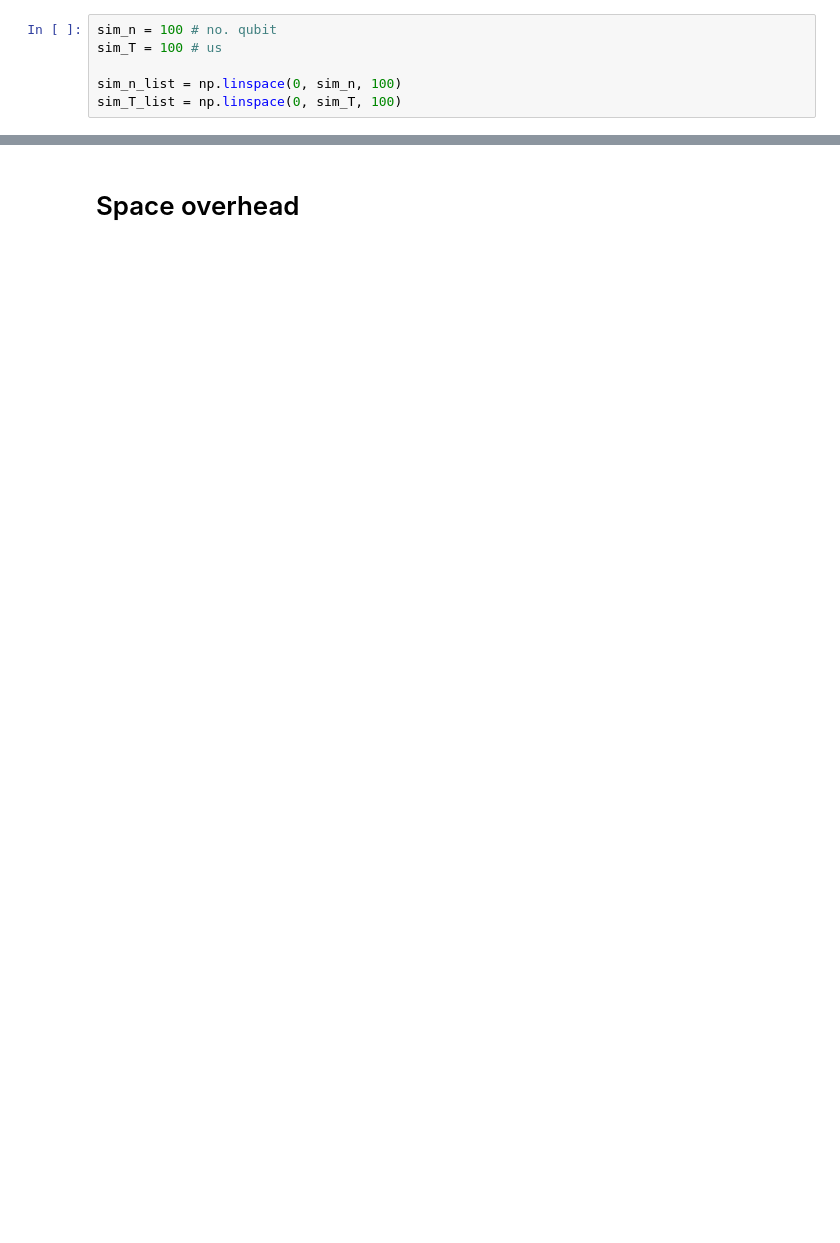
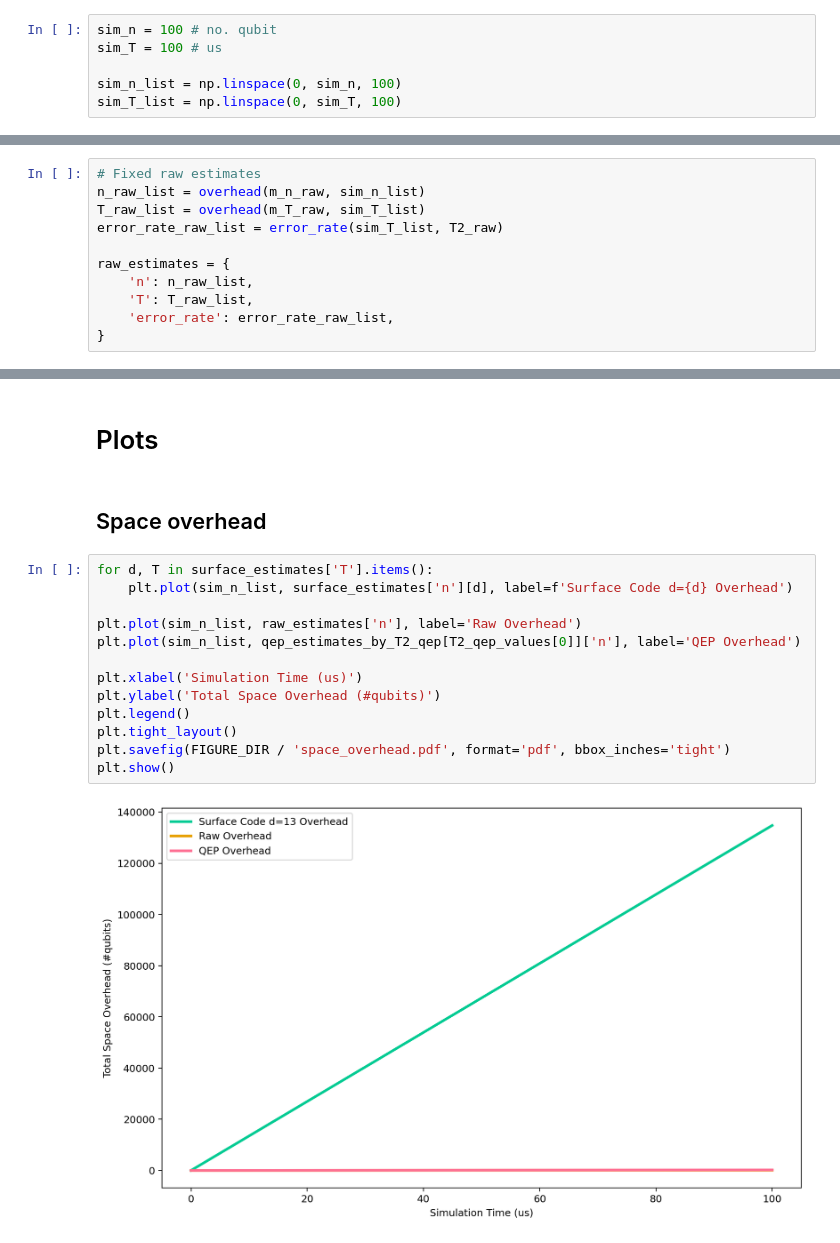
Before and after one commit to David-Pahl/analog-qec, a Jupyter notebook: notebook/04-final_plot.ipynb, the cells around one changed output, grey strips where cells are left out. Saved outputs shown, nothing was run; the diff lists cells and outputs as text; blank space fills up the shorter version.

```diff
--- a/notebook/04-final_plot.ipynb
+++ b/notebook/04-final_plot.ipynb
@@ -78,0 +102,11 @@ n_phys_list = overhead(m_n_phys, sim_n_list)
+# %%
+# Fixed raw estimates
+n_raw_list = overhead(m_n_raw, sim_n_list)
+T_raw_list = overhead(m_T_raw, sim_T_list)
+error_rate_raw_list = error_rate(sim_T_list, T2_raw)
+
+raw_estimates = {
+    'n': n_raw_list,
+    'T': T_raw_list,
+    'error_rate': error_rate_raw_list,
+}
@@ -79,2 +131,19 @@ n_phys_list = overhead(m_n_phys, sim_n_list)
+# %% [markdown]
+# Plots
 # %% [markdown]
-# Space overhead
+## Space overhead
+# %%
+for d, T in surface_estimates['T'].items():
+    plt.plot(sim_n_list, surface_estimates['n'][d], label=f'Surface Code d={d} Overhead')
+
+plt.plot(sim_n_list, raw_estimates['n'], label='Raw Overhead')
+plt.plot(sim_n_list, qep_estimates_by_T2_qep[T2_qep_values[0]]['n'], label='QEP Overhead')
+
+plt.xlabel('Simulation Time (us)')
+plt.ylabel('Total Space Overhead (#qubits)')
+plt.legend()
+plt.tight_layout()
+plt.savefig(FIGURE_DIR / 'space_overhead.pdf', format='pdf', bbox_inches='tight')
+plt.show()
+# %% [output]
+[figure, added]
```
Also changed, not shown: parts of 41 cells of this notebook, 6 other files.
